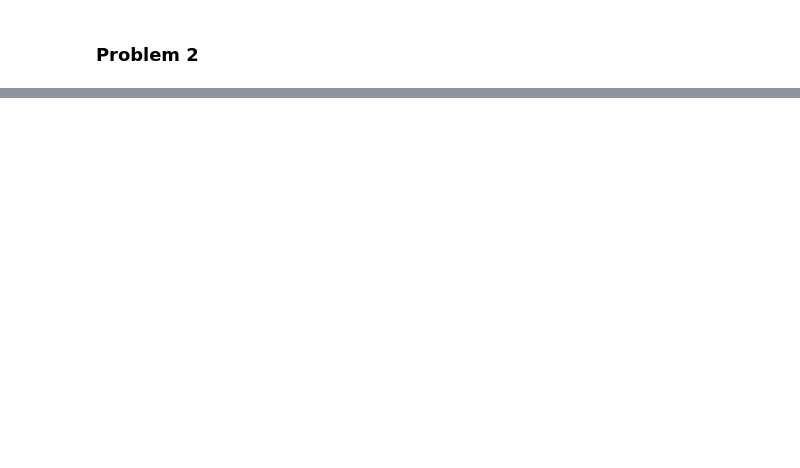
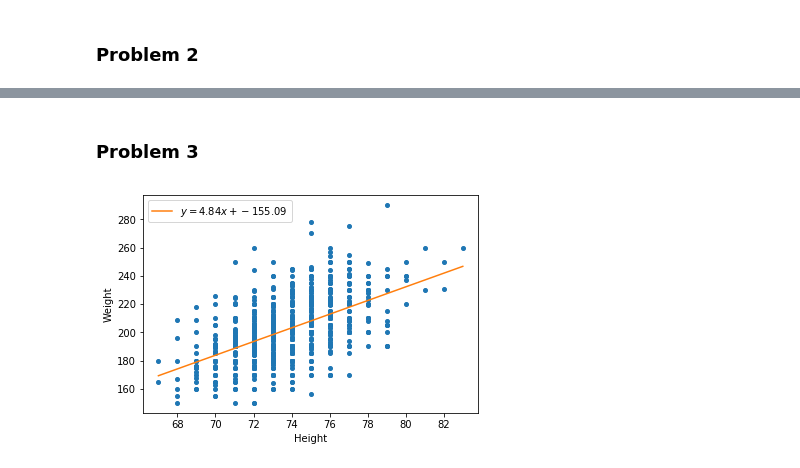
Before and after one commit to natashawatkins/BootCamp2018, a Jupyter notebook: Probsets/Comp/Probset2/visualization.ipynb, the cells around one changed output, grey strips where cells are left out. Cells and saved outputs as stored; diff of their text form; code cells hidden in the pictures; blank space fills up the shorter version.

```diff
--- a/Probsets/Comp/Probset2/visualization.ipynb
+++ b/Probsets/Comp/Probset2/visualization.ipynb
@@ -29,0 +59,14 @@ plt.show()
+# %% [markdown]
+### Problem 3
+# %%
+mlb = np.load('MLB.npy')
+m, c, r, p_value, σ = linregress(mlb[:, 0], mlb[:, 1])
+x = np.linspace(min(mlb[:, 0]), max(mlb[:, 0]))
+plt.plot(mlb[:, 0], mlb[:, 1], 'o', ms=4)
+plt.plot(x, c + m * x, label=f'$y = {m:.2f}x + {c:.2f}$')
+plt.xlabel('Height')
+plt.ylabel('Weight')
+plt.legend()
+plt.show()
+# %% [output]
+[figure, added]
```
Also changed, not shown: parts of 25 cells of this notebook, 17 other files.
